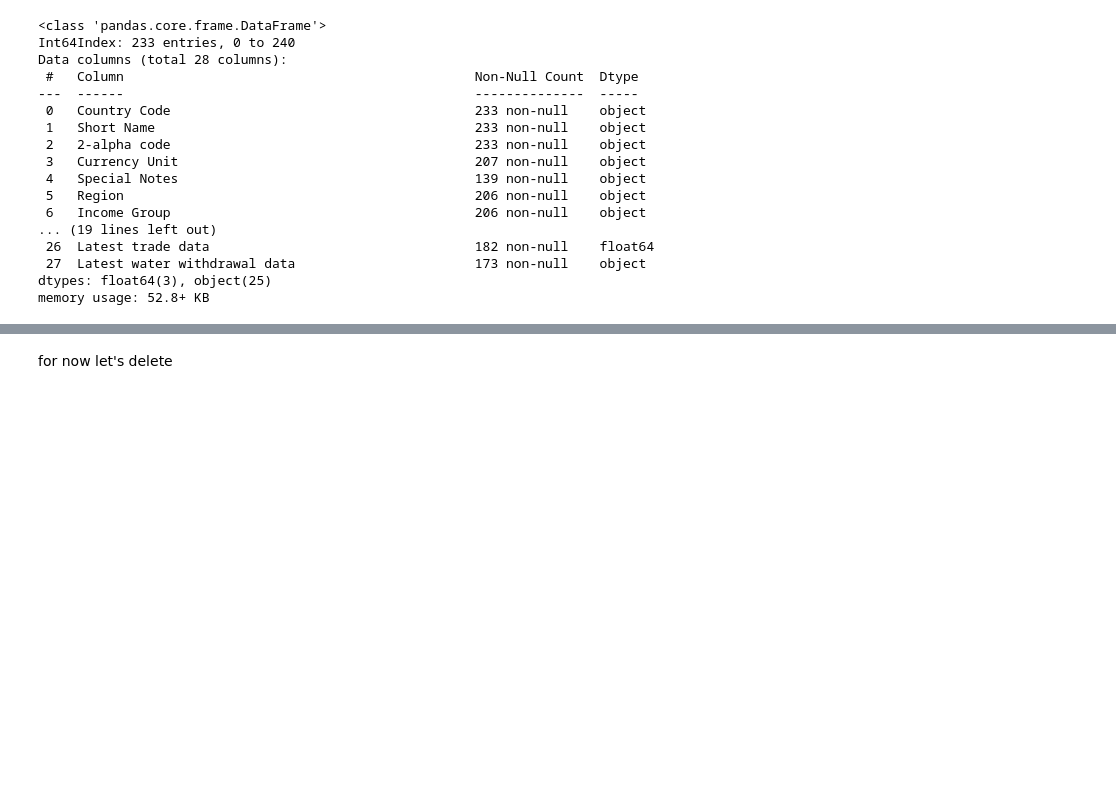
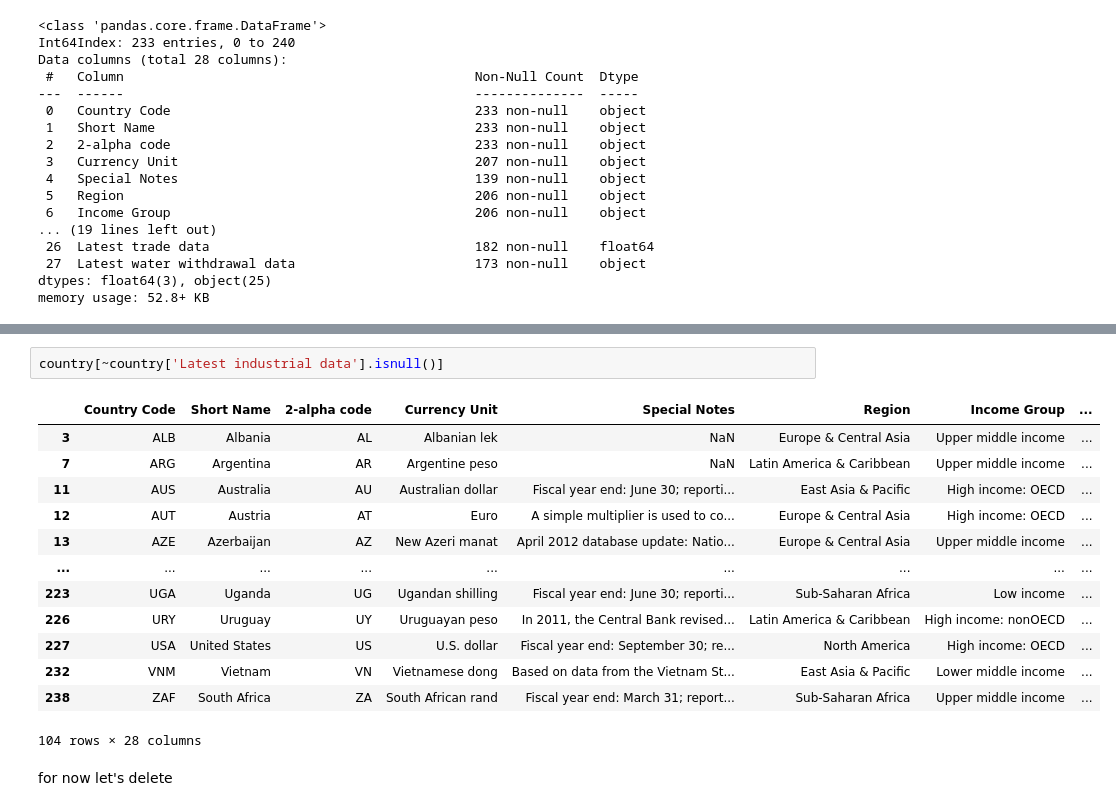
Before and after one commit to sksuman97/WorldBank-Global-Education-Analysis, a Jupyter notebook: Sumanta_Muduli_World_Bank_Global_Education_Analysis_Capstone_Project.ipynb, the cells around one changed output, grey strips where cells are left out. Cells and saved outputs as stored; diff of their text form; blank space fills up the shorter version.

```diff
--- a/Sumanta_Muduli_World_Bank_Global_Education_Analysis_Capstone_Project.ipynb
+++ b/Sumanta_Muduli_World_Bank_Global_Education_Analysis_Capstone_Project.ipynb
@@ -290,5 +290,21 @@ country.iloc[:50]
 | 49 | CYP | Cyprus | CY | Euro | A simple multiplier is used to co... | Europe & Central Asia | High income: nonOECD | ... |
 | 50 | CZE | Czech Republic | CZ | Czech koruna | NaN | Europe & Central Asia | High income: OECD | ... |
 | 51 | DEU | Germany | DE | Euro | A simple multiplier is used to co... | Europe & Central Asia | High income: OECD | ... |
+# %%
+country[~country['Latest industrial data'].isnull()]
+# %% [output]
+|  | Country Code | Short Name | 2-alpha code | Currency Unit | Special Notes | Region | Income Group | ... |
+| 3 | ALB | Albania | AL | Albanian lek | NaN | Europe & Central Asia | Upper middle income | ... |
+| 7 | ARG | Argentina | AR | Argentine peso | NaN | Latin America & Caribbean | Upper middle income | ... |
+| 11 | AUS | Australia | AU | Australian dollar | Fiscal year end: June 30; reporti... | East Asia & Pacific | High income: OECD | ... |
+| 12 | AUT | Austria | AT | Euro | A simple multiplier is used to co... | Europe & Central Asia | High income: OECD | ... |
+| 13 | AZE | Azerbaijan | AZ | New Azeri manat | April 2012 database update: Natio... | Europe & Central Asia | Upper middle income | ... |
+| ... | ... | ... | ... | ... | ... | ... | ... | ... |
+| 223 | UGA | Uganda | UG | Ugandan shilling | Fiscal year end: June 30; reporti... | Sub-Saharan Africa | Low income | ... |
+| 226 | URY | Uruguay | UY | Uruguayan peso | In 2011, the Central Bank revised... | Latin America & Caribbean | High income: nonOECD | ... |
+| 227 | USA | United States | US | U.S. dollar | Fiscal year end: September 30; re... | North America | High income: OECD | ... |
+| 232 | VNM | Vietnam | VN | Vietnamese dong | Based on data from the Vietnam St... | East Asia & Pacific | Lower middle income | ... |
+| 238 | ZAF | South Africa | ZA | South African rand | Fiscal year end: March 31; report... | Sub-Saharan Africa | Upper middle income | ... |
+104 rows × 28 columns
 # %% [markdown]
 for now let's delete
```
Also changed, not shown: parts of 44 cells of this notebook.
